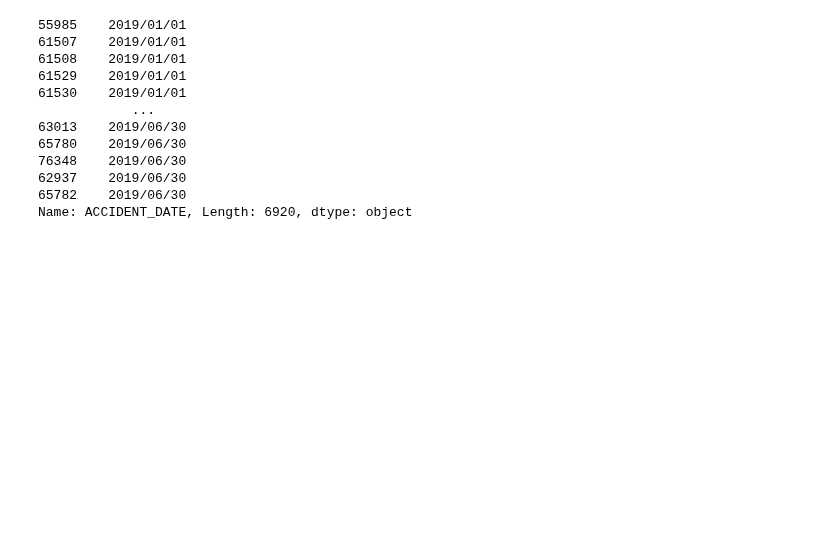
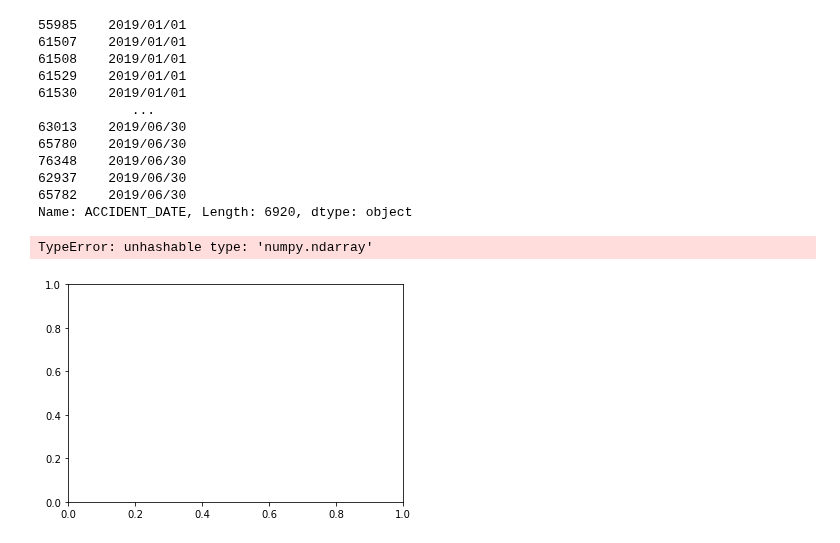
Before and after one commit to MarcusKorea/Crashes_in_Victoria, a Jupyter notebook: weekdays.ipynb, the cells around one changed output. Drawn from its saved outputs; the diff is of its cells as text; code cells hidden in the pictures; blank space fills up the shorter version.

```diff
--- a/weekdays.ipynb
+++ b/weekdays.ipynb
@@ -140,3 +140,10 @@ crashes[crashes["YEAR"] == "2019"]["ACCIDENT_DATE"].sort_values()
 62937    2019/06/30
 65782    2019/06/30
 Name: ACCIDENT_DATE, Length: 6920, dtype: object
+# %%
+mulitindex_crashes = crashes.set_index(['DAY_OF_WEEK','YEAR'])
+# %%
+plt.bar(mulitindex_crashes,accidents_per_year)
+# %% [output]
+TypeError: unhashable type: 'numpy.ndarray'
+[figure, added]
```
Also changed, not shown: 5 other files.
